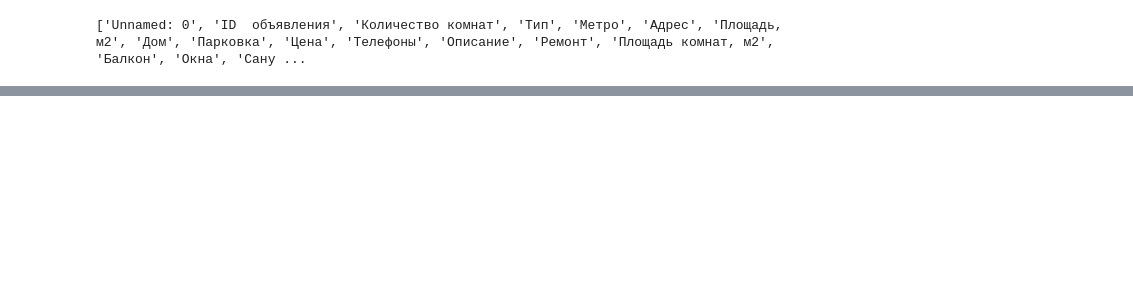
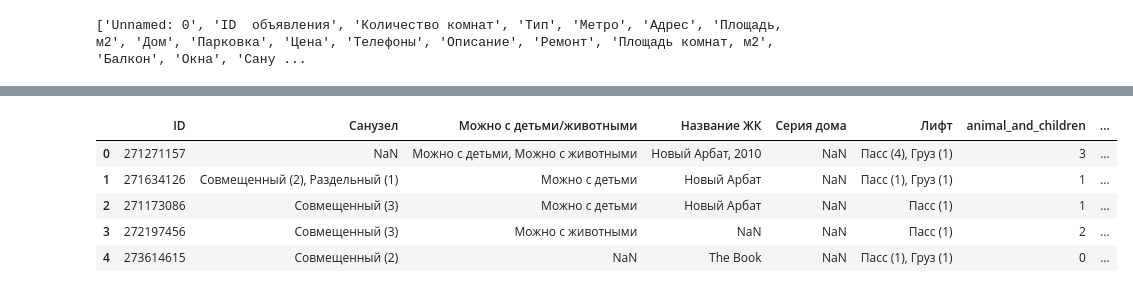
Before and after one commit to korceo/rea, a Jupyter notebook: notebooks/dima_data.ipynb, the cells around one changed output, grey strips where cells are left out. Drawn from its saved outputs; the diff is of its cells as text; code cells hidden in the pictures; blank space fills up the shorter version.

Commit message:
update  my processing dataframe (data/koshelev_data)

```diff
--- a/notebooks/dima_data.ipynb
+++ b/notebooks/dima_data.ipynb
@@ -138,3 +138,16 @@ df4.head()
+# %%
+# Ячейка bathroom извлекает основную ифнормаю - кол-во санузлов в квартире
+# 0 - отсутствие знения
+df4['bathroom'] = df4['Санузел'].apply(sum_lifts)
+
+df4.head()
+# %% [output]
+|  | ID | Санузел | Можно с детьми/животными | Название ЖК | Серия дома | Лифт | animal_and_children | ... |
+| 0 | 271271157 | NaN | Можно с детьми, Можно с животными | Новый Арбат, 2010 | NaN | Пасс (4), Груз (1) | 3 | ... |
+| 1 | 271634126 | Совмещенный (2), Раздельный (1) | Можно с детьми | Новый Арбат | NaN | Пасс (1), Груз (1) | 1 | ... |
+| 2 | 271173086 | Совмещенный (3) | Можно с детьми | Новый Арбат | NaN | Пасс (1) | 1 | ... |
+| 3 | 272197456 | Совмещенный (3) | Можно с животными | NaN | NaN | Пасс (1) | 2 | ... |
+| 4 | 273614615 | Совмещенный (2) | NaN | The Book | NaN | Пасс (1), Груз (1) | 0 | ... |
 # %%
 # Затираю старые колонки
 
```
Also changed, not shown: parts of 7 cells of this notebook, 1 other file.
